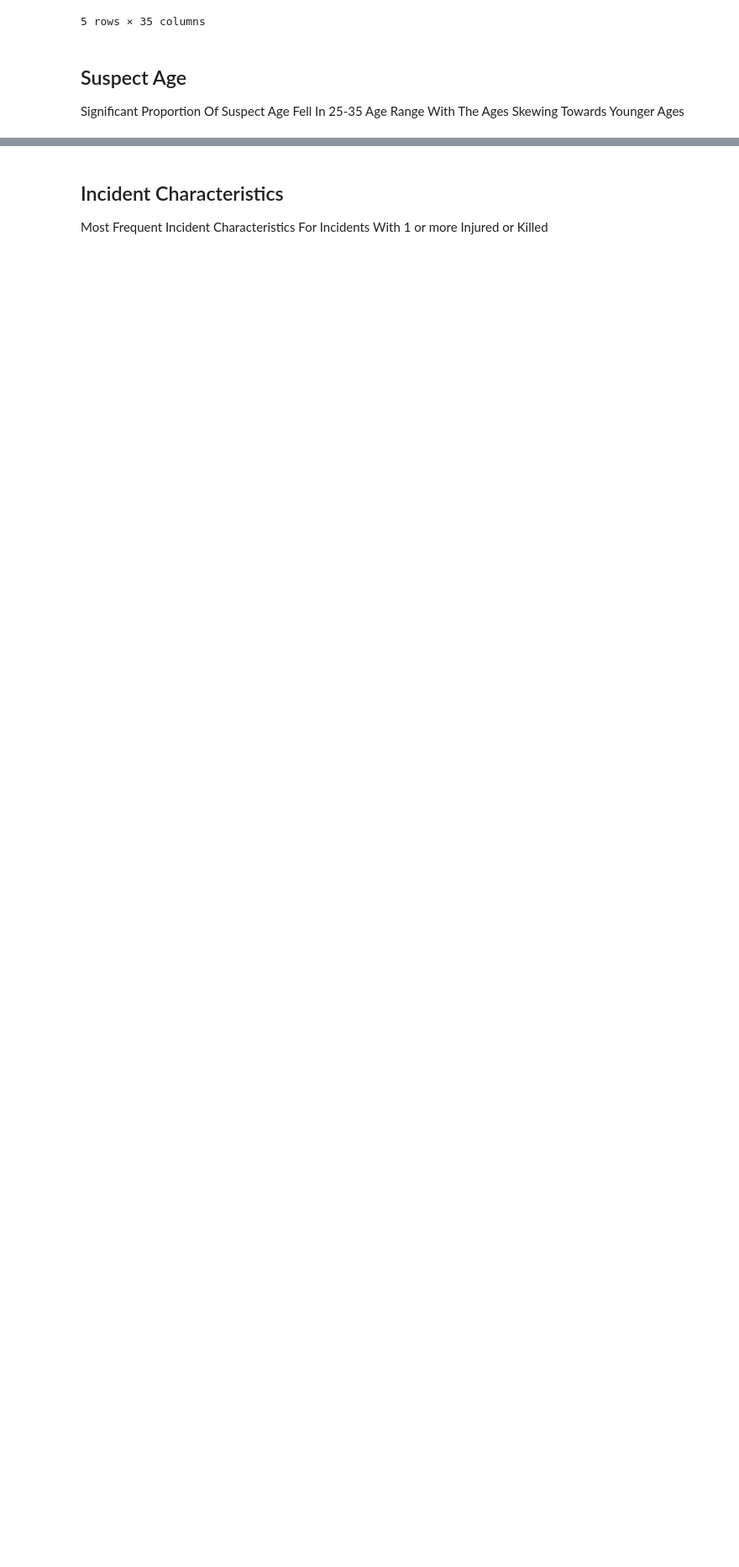
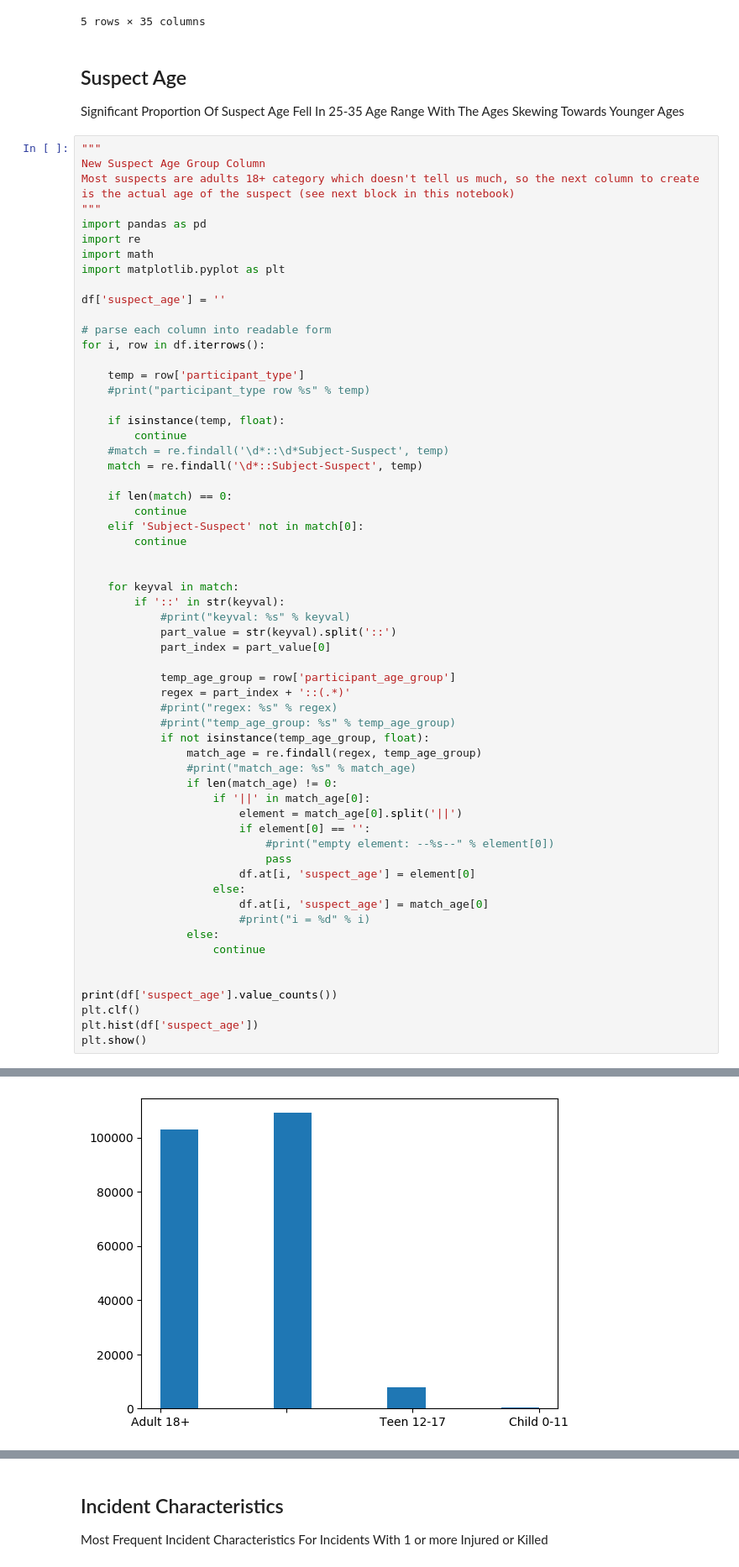
Before and after one commit to vivianndo/ads508_gunviolence, a Jupyter notebook: Data_Preparation.ipynb, the cells around one changed output, grey strips where cells are left out. Shown at 84% size. Saved outputs shown, nothing was run; the diff lists cells and outputs as text; blank space fills up the shorter version.

```diff
--- a/Data_Preparation.ipynb
+++ b/Data_Preparation.ipynb
@@ -825,3 +808,65 @@ df.head()
 ## Suspect Age
 
 Significant Proportion Of Suspect Age Fell In 25-35 Age Range With The Ages Skewing Towards Younger Ages
+# %%
+"""
+New Suspect Age Group Column
+Most suspects are adults 18+ category which doesn't tell us much, so the next column to create
+is the actual age of the suspect (see next block in this notebook)
+"""
+import pandas as pd
+import re
+import math
+import matplotlib.pyplot as plt
+
+df['suspect_age'] = ''
+
+# parse each column into readable form
+for i, row in df.iterrows():
+
+    temp = row['participant_type']
+    #print("participant_type row %s" % temp)
+
+    if isinstance(temp, float):
+        continue
+    #match = re.findall('\d*::\d*Subject-Suspect', temp)
+    match = re.findall('\d*::Subject-Suspect', temp)
+
+    if len(match) == 0:
+        continue
+    elif 'Subject-Suspect' not in match[0]:
+        continue
+
+
+    for keyval in match:
+        if '::' in str(keyval):
+            #print("keyval: %s" % keyval)
+            part_value = str(keyval).split('::')
+            part_index = part_value[0]
+
+            temp_age_group = row['participant_age_group']
+            regex = part_index + '::(.*)'
+            #print("regex: %s" % regex)
+            #print("temp_age_group: %s" % temp_age_group)
+            if not isinstance(temp_age_group, float):
+                match_age = re.findall(regex, temp_age_group)
+                #print("match_age: %s" % match_age)
+                if len(match_age) != 0:
+                    if '||' in match_age[0]:
+                        element = match_age[0].split('||')
+                        if element[0] == '':
+                            #print("empty element: --%s--" % element[0])
+                            pass
+                        df.at[i, 'suspect_age'] = element[0]
+                    else:
+                        df.at[i, 'suspect_age'] = match_age[0]
+                        #print("i = %d" % i)
+                else:
+                    continue
+
+
+print(df['suspect_age'].value_counts())
+plt.clf()
+plt.hist(df['suspect_age'])
+plt.show()
+# %% [output]
@@ -828,3 +878,4 @@ Significant Proportion Of Suspect Age Fell In 25-35 Age Range With The Ages Skew
+[figure, added]
 # %%
 """"
 Parse 'participant_type' and 'participant_age' column to get the suspect's actual age
```
Also changed, not shown: parts of 11 cells of this notebook.
